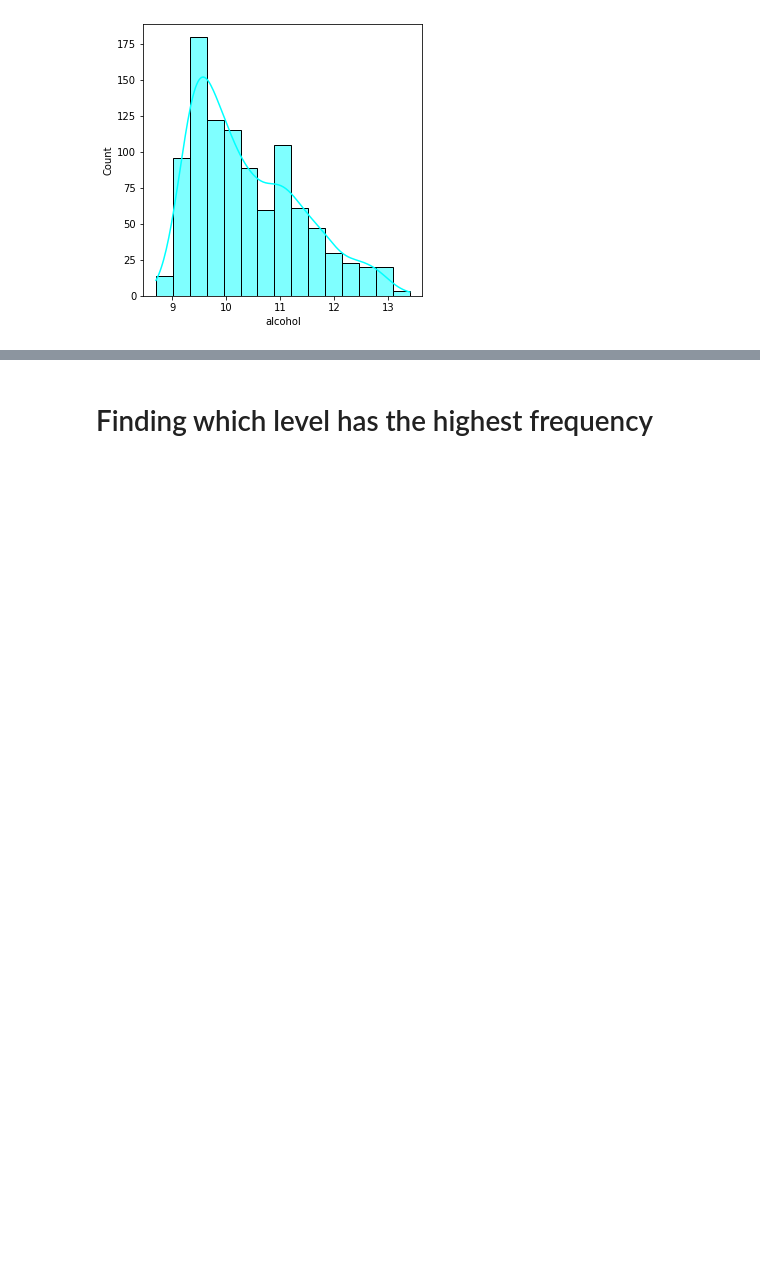
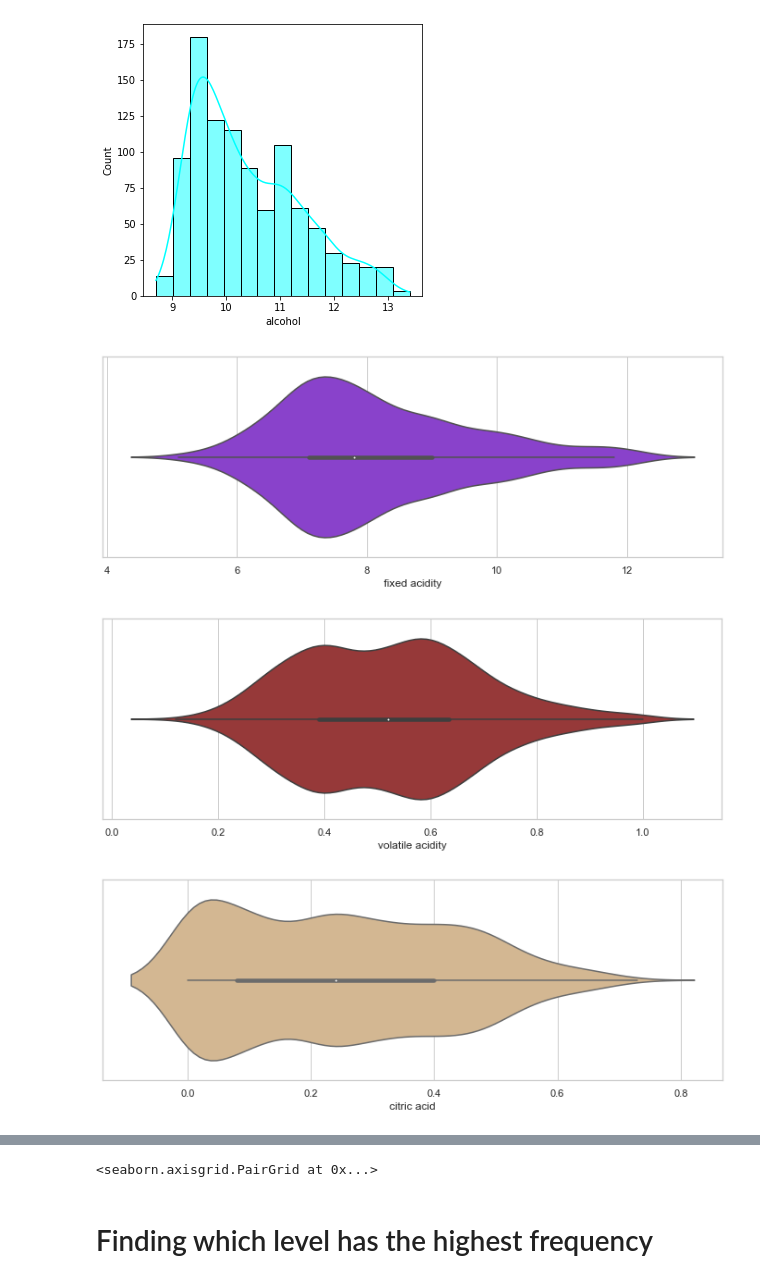
Before and after one commit to danxuZhang/WineQuality, a Jupyter notebook: src/eda.ipynb, the cells around one changed output, grey strips where cells are left out. Saved outputs shown, nothing was run; the diff lists cells and outputs as text; code cells hidden in the pictures; blank space fills up the shorter version.

```diff
--- a/src/eda.ipynb
+++ b/src/eda.ipynb
@@ -90,3 +90,14 @@ for var in variables:
 [figure]
 [figure]
 [figure]
+# %%
+colors = list(mcolors.CSS4_COLORS.keys())[10:]
+i = 0
+for var in variables:
+    fig, ax = plt.subplots(figsize=(12,4))
+    sb.violinplot(x = var, data=df, orient="h", ax=ax, color = colors[i])
+    i += 1
+# %% [output]
+[figure, added]
+[figure, added]
+[figure, added]
@@ -93,3 +112,7 @@ for var in variables:
+# %%
+sb.pairplot(rawDF.iloc[:,1:])
+# %% [output]
+<seaborn.axisgrid.PairGrid at 0x...>
 # %% [markdown]
 # Finding which level has the highest frequency
 # %%
```
Also changed, not shown: parts of 3 cells of this notebook.
